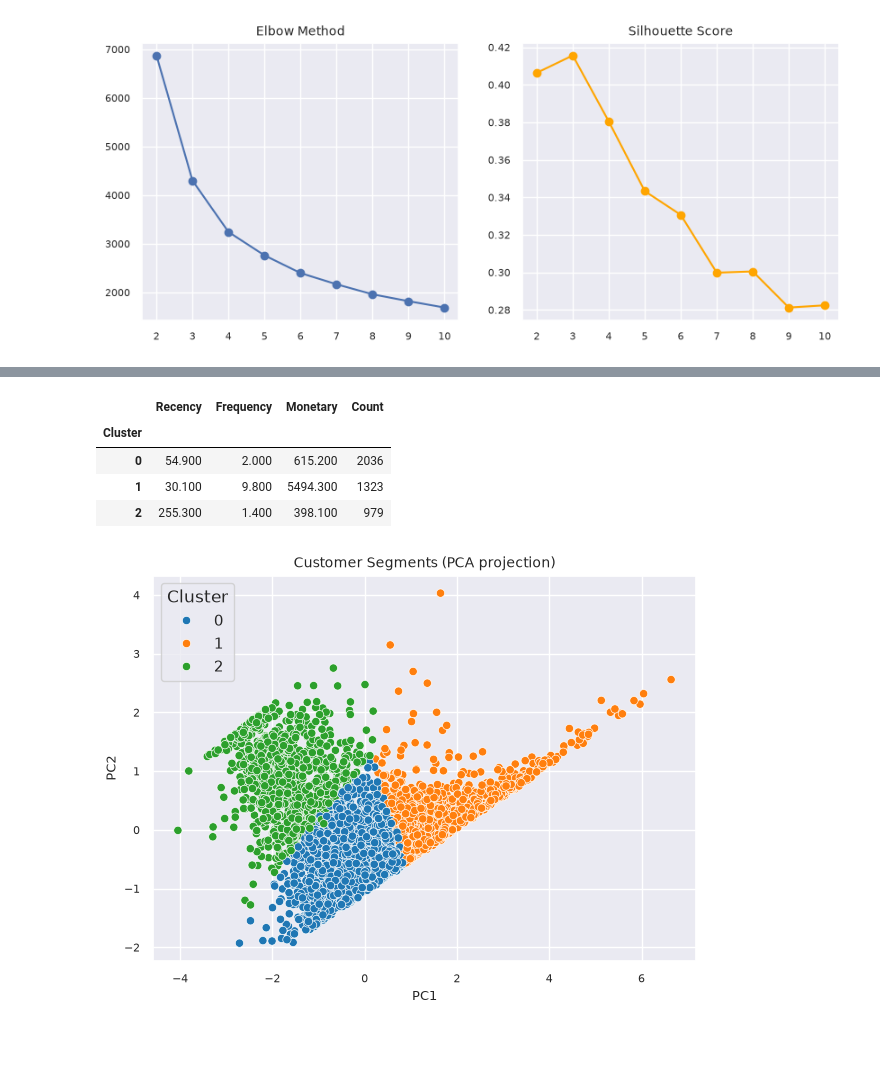
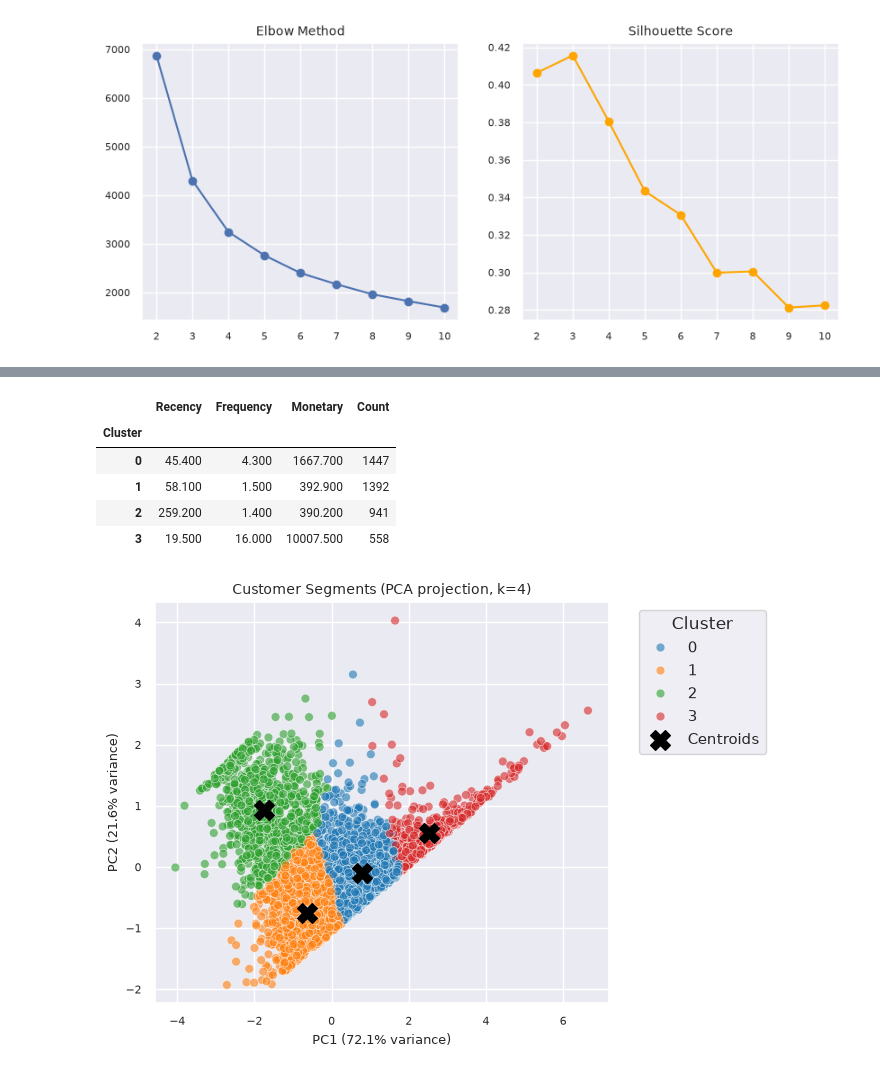
Before and after one commit to kaflebiplob/machine_learning_practice, a Jupyter notebook: unsupervised_notebooks/customer_segmentation.ipynb, the cells around one changed output, grey strips where cells are left out. Drawn from its saved outputs; the diff is of its cells as text; code cells hidden in the pictures; blank space fills up the shorter version.

```diff
--- a/unsupervised_notebooks/customer_segmentation.ipynb
+++ b/unsupervised_notebooks/customer_segmentation.ipynb
@@ -161,5 +171,5 @@ plt.show()
 # %%
-kmeans = KMeans(n_clusters=3, random_state=RANDOM_STATE, n_init=10)
+kmeans = KMeans(n_clusters=4, random_state=RANDOM_STATE, n_init=10)
 rfm['Cluster'] = kmeans.fit_predict(rfm_scaled)
 
 cluster_profile = rfm.groupby('Cluster')[['Recency', 'Frequency', 'Monetary']].mean().round(1)
@@ -168,19 +178,41 @@ cluster_profile
 # %% [output]
 |  | Recency | Frequency | Monetary | Count |
 | Cluster |  |  |  |  |
-| 0 | 54.900 | 2.000 | 615.200 | 2036 |
-| 1 | 30.100 | 9.800 | 5494.300 | 1323 |
-| 2 | 255.300 | 1.400 | 398.100 | 979 |
+| 0 | 45.400 | 4.300 | 1667.700 | 1447 |
+| 1 | 58.100 | 1.500 | 392.900 | 1392 |
+| 2 | 259.200 | 1.400 | 390.200 | 941 |
+| 3 | 19.500 | 16.000 | 10007.500 | 558 |
 # %%
 from sklearn.decomposition import PCA
 
+kmeans = KMeans(n_clusters=4, random_state=RANDOM_STATE, n_init=10)
+rfm['Cluster'] = kmeans.fit_predict(rfm_scaled)
+
+# PCA projection for visualization
 pca = PCA(n_components=2, random_state=RANDOM_STATE)
 pca_result = pca.fit_transform(rfm_scaled)
 rfm['PC1'], rfm['PC2'] = pca_result[:, 0], pca_result[:, 1]
 
+# Project centroids into the same PCA space
+centroids_pca = pca.transform(kmeans.cluster_centers_)
+
+explained = pca.explained_variance_ratio_
+
 plt.figure(figsize=(7, 5))
-sns.scatterplot(data=rfm, x='PC1', y='PC2', hue='Cluster', palette='tab10')
-plt.title('Customer Segments (PCA projection)')
+sns.scatterplot(
+    data=rfm, x='PC1', y='PC2',
+    hue='Cluster', palette='tab10',
+    alpha=0.6, s=40
+)
+plt.scatter(
+    centroids_pca[:, 0], centroids_pca[:, 1],
+    c='black', marker='X', s=200, label='Centroids'
+)
+plt.xlabel(f'PC1 ({explained[0]*100:.1f}% variance)')
+plt.ylabel(f'PC2 ({explained[1]*100:.1f}% variance)')
+plt.title('Customer Segments (PCA projection, k=4)')
+plt.legend(title='Cluster', bbox_to_anchor=(1.05, 1), loc='upper left')
+plt.tight_layout()
 plt.show()
 # %% [output]
-[figure, old version]
+[figure, new version]
```
Also changed, not shown: parts of 2 cells of this notebook.
